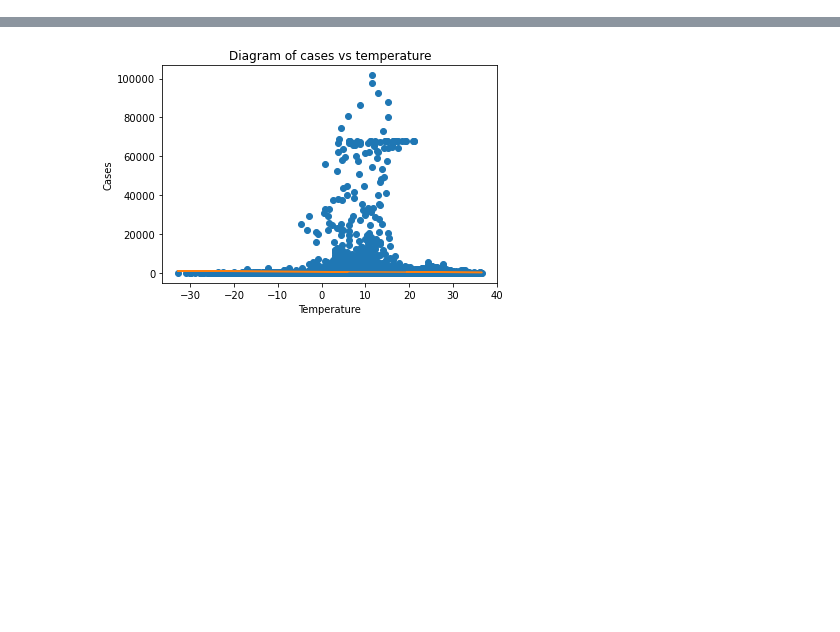
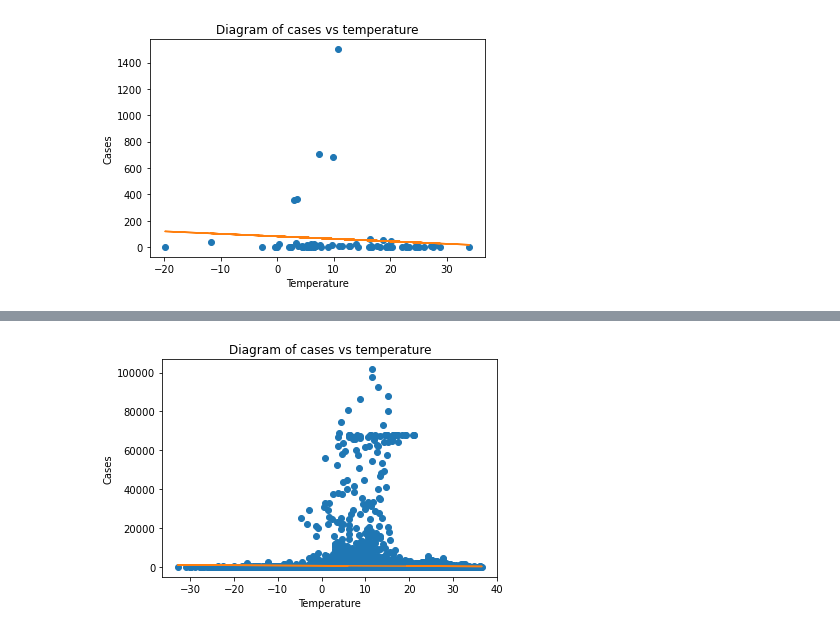
Before and after one commit to PanagiotaAlex/Covid-19-project, a Jupyter notebook: Correlation.ipynb, the cells around one changed output, grey strips where cells are left out. Cells and saved outputs as stored; diff of their text form; code cells hidden in the pictures; blank space fills up the shorter version.

```diff
--- a/Correlation.ipynb
+++ b/Correlation.ipynb
@@ -39,0 +86,2 @@ df.head()
+# %%
+pf.set_index('Date',inplace=True) #set date as the index
@@ -39,0 +122,25 @@ df.head()
+# %%
+#Mean for each group of countries
+country_list = pf2['Country'].unique()
+cumulated_cases = []
+deaths = []
+temperature = []
+wind = []
+precipitation = []
+fog = []
+
+for country in country_list:
+    country_wise = pf2['Country'] == country
+    test_data = pf2[country_wise]
+
+    cumulated_cases.append(test_data['Cumulative_cases'].mean())
+    deaths.append(test_data['Cumulative_death'].mean())
+    temperature.append(test_data['Temperature'].mean())
+    wind.append(test_data['Wind_speed'].mean())
+    precipitation.append(test_data['Precipitation'].mean())
+    fog.append(test_data['Fog_Presence'].mean())
+
+#Converting the lists to a pandas dataframe.
+
+country_dataset = {'Country' : country_list, 'Cumulative_cases' : cumulated_cases, 'Cumulative_death' : deaths, 'Temperature':temperature,'Wind_speed':wind,'Precipitation':precipitation,'Fog_Presence':fog}
+country_dataset = pd.DataFrame(country_dataset)
@@ -39,0 +191,16 @@ df.head()
+# %%
+#With the outliers
+xi = country_dataset.Temperature
+y = country_dataset.Cumulative_cases
+
+slope, intercept, r_value, p_value, std_err = stats.linregress(xi,y)
+line = slope*xi+intercept
+
+plt.plot(xi,y,'o', xi, line)
+plt.xlabel("Temperature")
+plt.ylabel("Cases")
+plt.title('Diagram of cases vs temperature')
+ax = plt.gca()
+fig = plt.gcf()
+# %% [output]
+[figure, added]
```
Also changed, not shown: parts of 45 cells of this notebook.
